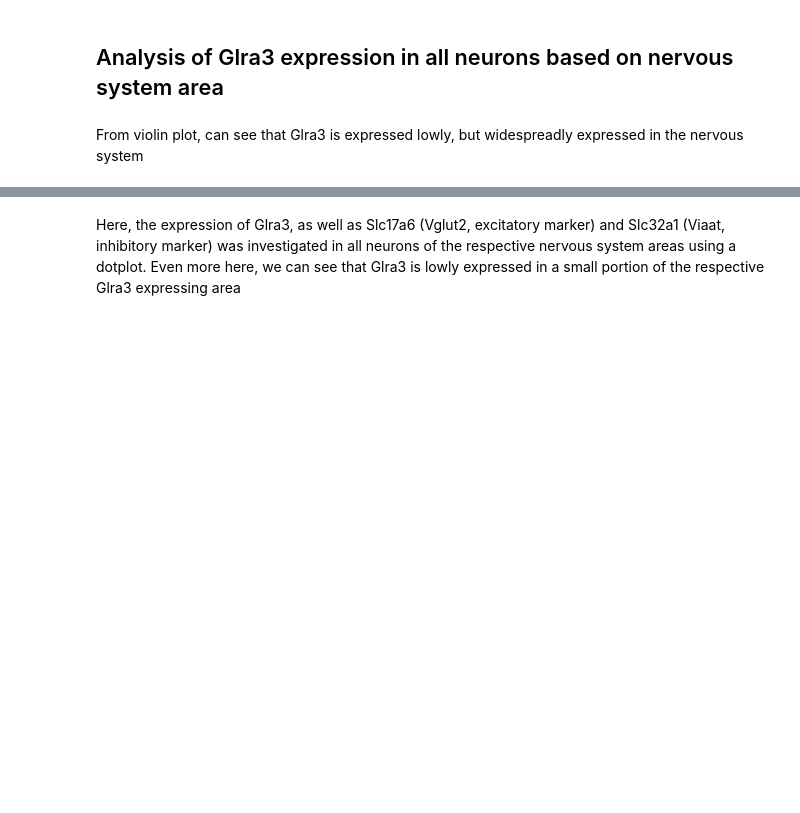
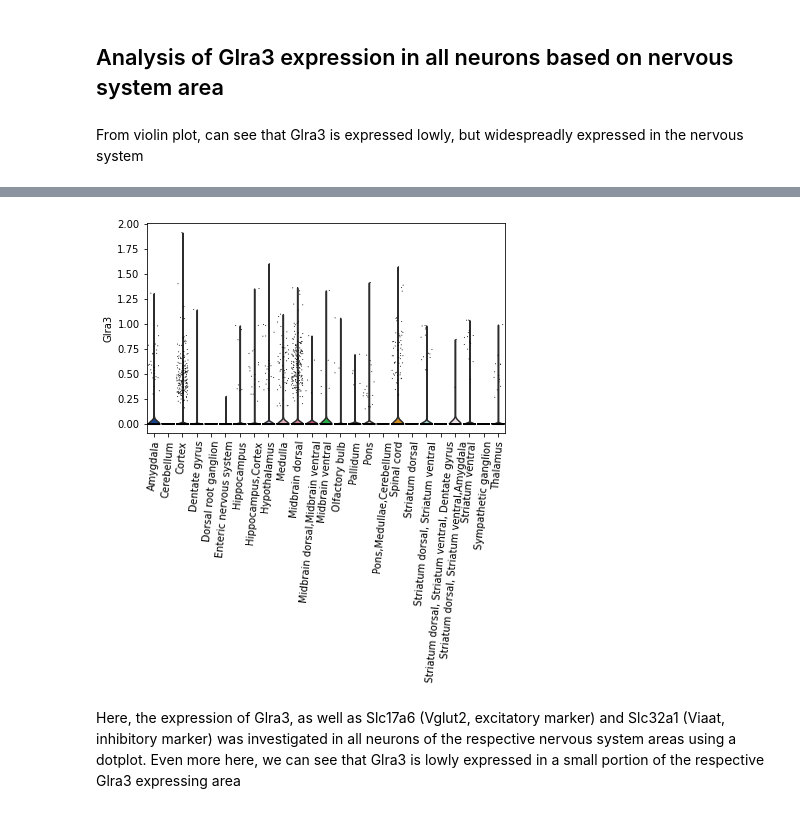
Before and after one commit to HannahMWeman/glra3-expression-analysis-in-the-nervous-system, a Jupyter notebook: notebook analysis.ipynb, the cells around one changed output, grey strips where cells are left out. Cells and saved outputs as stored; diff of their text form; code cells hidden in the pictures; blank space fills up the shorter version.

Commit message:
made new figures
made new figures based on more general Zeisel et al annotations

```diff
--- a/notebook analysis.ipynb
+++ b/notebook analysis.ipynb
@@ -267,0 +304,4 @@ WARNING: saving figure to file figures/violinviolin_glra3_expression.pdf
+# %%
+sc.pl.violin(adata, 'Glra3', use_raw = False, stripplot= True, jitter = 0.4, groupby = 'Region',
+             rotation =85, save= 'violin_glra3_expression_region.pdf')
+# %% [output]
@@ -268,3 +309,4 @@ WARNING: saving figure to file figures/violinviolin_glra3_expression.pdf
+[figure, added]
 # %% [markdown]
 Here, the expression of Glra3, as well as Slc17a6 (Vglut2, excitatory marker) and Slc32a1 (Viaat, inhibitory marker) was investigated in all neurons of the respective nervous system areas using a dotplot. Even more here, we can see that Glra3 is lowly expressed in a small portion of the respective Glra3 expressing area
 # %%
```
Also changed, not shown: parts of 10 cells of this notebook, 4 other files.
